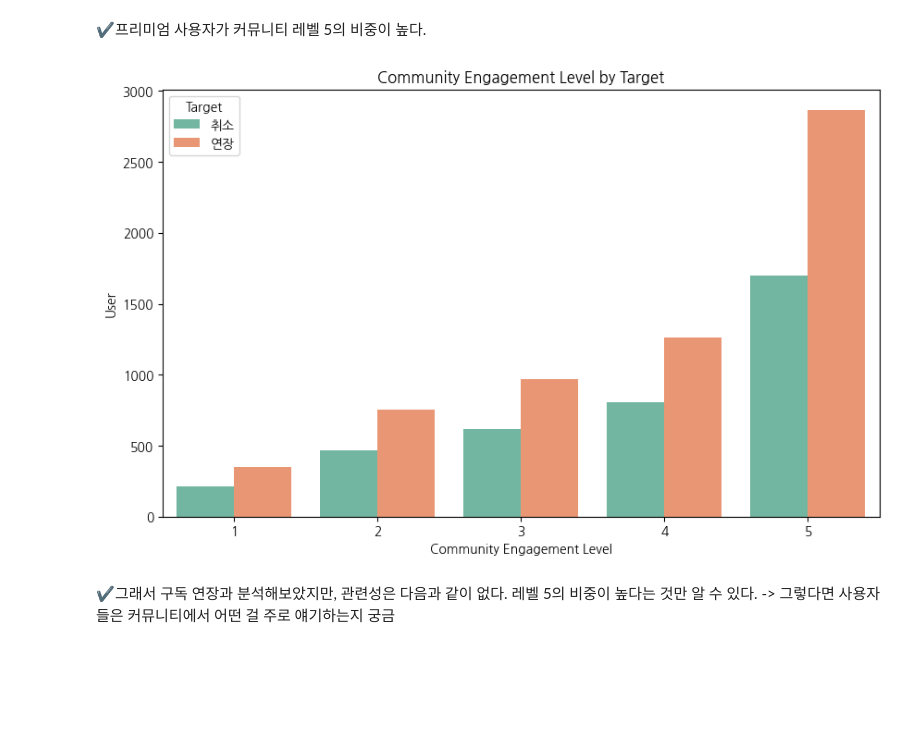
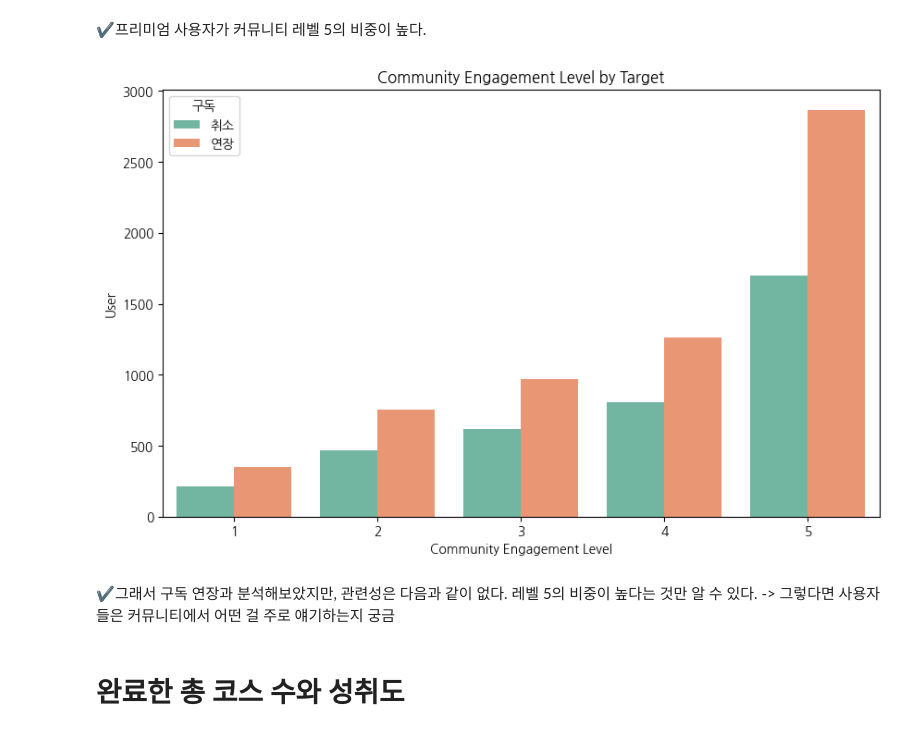
Before and after one commit to kesiss777/wassup3, a Jupyter notebook: 05_Data_Analysis/DA_Mini_Project.ipynb, the cells around one changed output. Drawn from its saved outputs; the diff is of its cells as text; code cells hidden in the pictures; blank space fills up the shorter version.

```diff
--- a/05_Data_Analysis/DA_Mini_Project.ipynb
+++ b/05_Data_Analysis/DA_Mini_Project.ipynb
@@ -247,12 +259,16 @@ plt.show()
 # %%
 plt.figure(figsize=(10, 6))
 sns.countplot(data=data, x='community_engagement_level', hue='target', palette='Set2')
 plt.title('Community Engagement Level by Target')
 plt.xlabel('Community Engagement Level')
 plt.ylabel('User')
-plt.legend(title='Target', labels=['취소', '연장'])
+plt.legend(title='구독', labels=['취소', '연장'])
+plt.savefig('Community Engagement Level by Target.png')
+
 plt.show()
 # %% [output]
-[figure, old version]
+[figure, new version]
 # %% [markdown]
 ✔️그래서 구독 연장과 분석해보았지만, 관련성은 다음과 같이 없다. 레벨 5의 비중이 높다는 것만 알 수 있다. -> 그렇다면 사용자들은 커뮤니티에서 어떤 걸 주로 얘기하는지 궁금
+# %% [markdown]
+# 완료한 총 코스 수와 성취도
```
Also changed, not shown: parts of 24 cells of this notebook, 8 other files.
